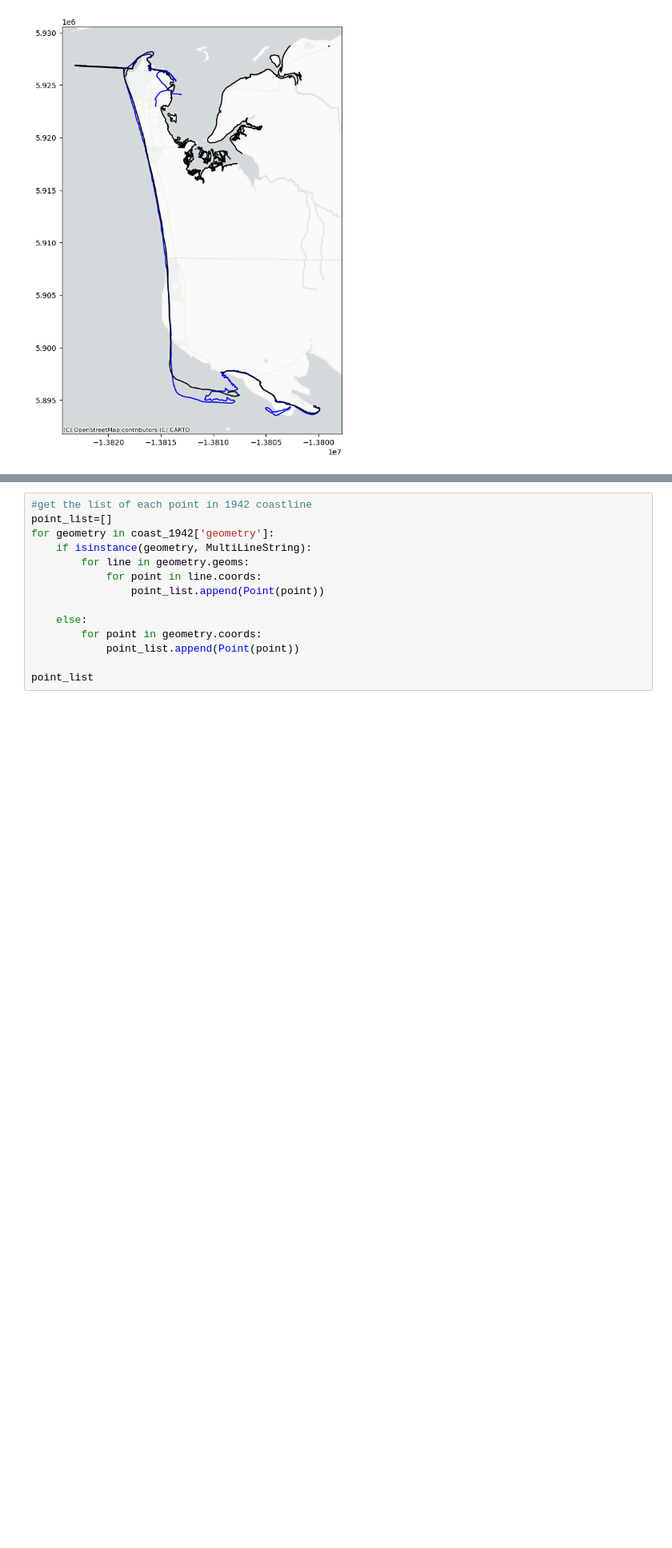
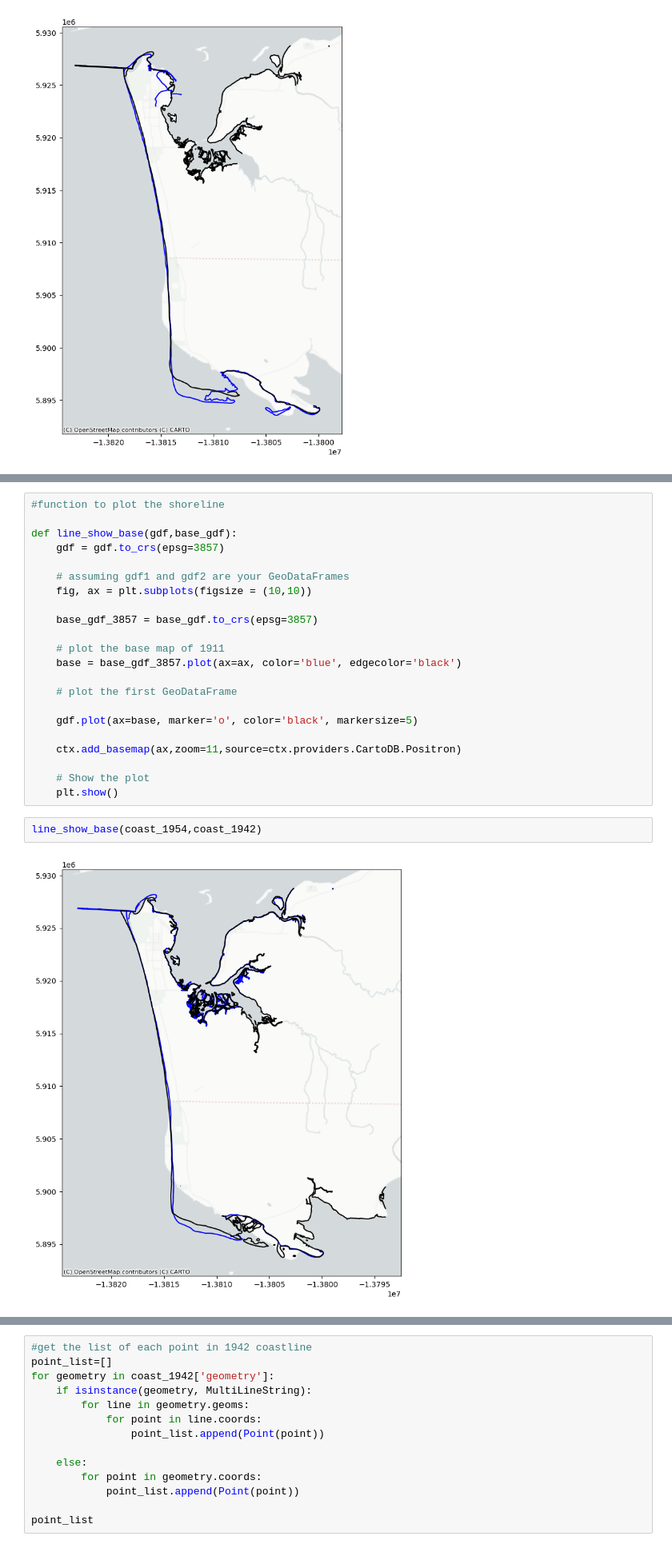
Before and after one commit to JerryLiu-96/Grays_Harbor_Storymap, a Jupyter notebook: interpolation_method/shoreline_1927_1954.ipynb, the cells around one changed output, grey strips where cells are left out. Shown at 80% size. Cells and saved outputs as stored; diff of their text form; blank space fills up the shorter version.

```diff
--- a/interpolation_method/shoreline_1927_1954.ipynb
+++ b/interpolation_method/shoreline_1927_1954.ipynb
@@ -143,0 +180,26 @@ line_show(coast_1942)
+# %%
+#function to plot the shoreline
+
+def line_show_base(gdf,base_gdf):
+    gdf = gdf.to_crs(epsg=3857)
+
+    # assuming gdf1 and gdf2 are your GeoDataFrames
+    fig, ax = plt.subplots(figsize = (10,10))
+
+    base_gdf_3857 = base_gdf.to_crs(epsg=3857)
+
+    # plot the base map of 1911
+    base = base_gdf_3857.plot(ax=ax, color='blue', edgecolor='black')
+
+    # plot the first GeoDataFrame
+
+    gdf.plot(ax=base, marker='o', color='black', markersize=5)
+
+    ctx.add_basemap(ax,zoom=11,source=ctx.providers.CartoDB.Positron)
+
+    # Show the plot
+    plt.show()
+# %%
+line_show_base(coast_1954,coast_1942)
+# %% [output]
+[figure, added]
```
Also changed, not shown: parts of 30 cells of this notebook, 16 other files.
